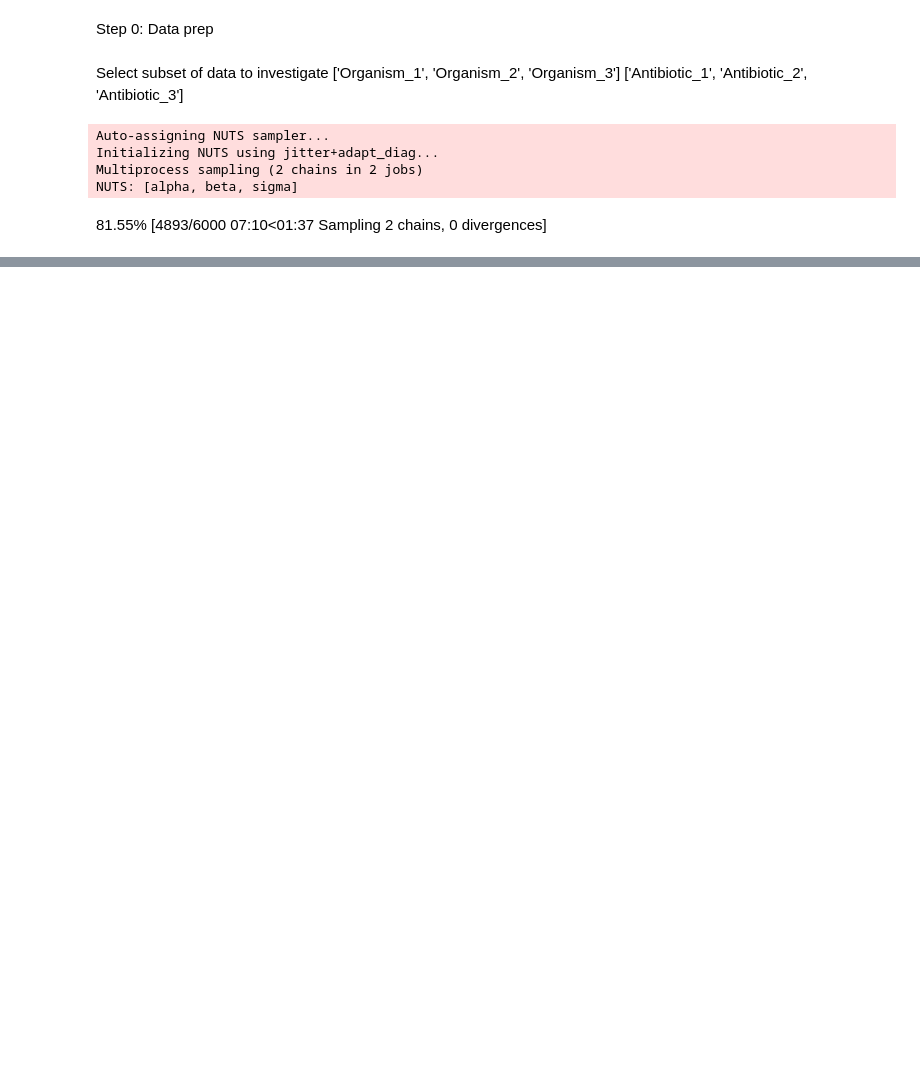
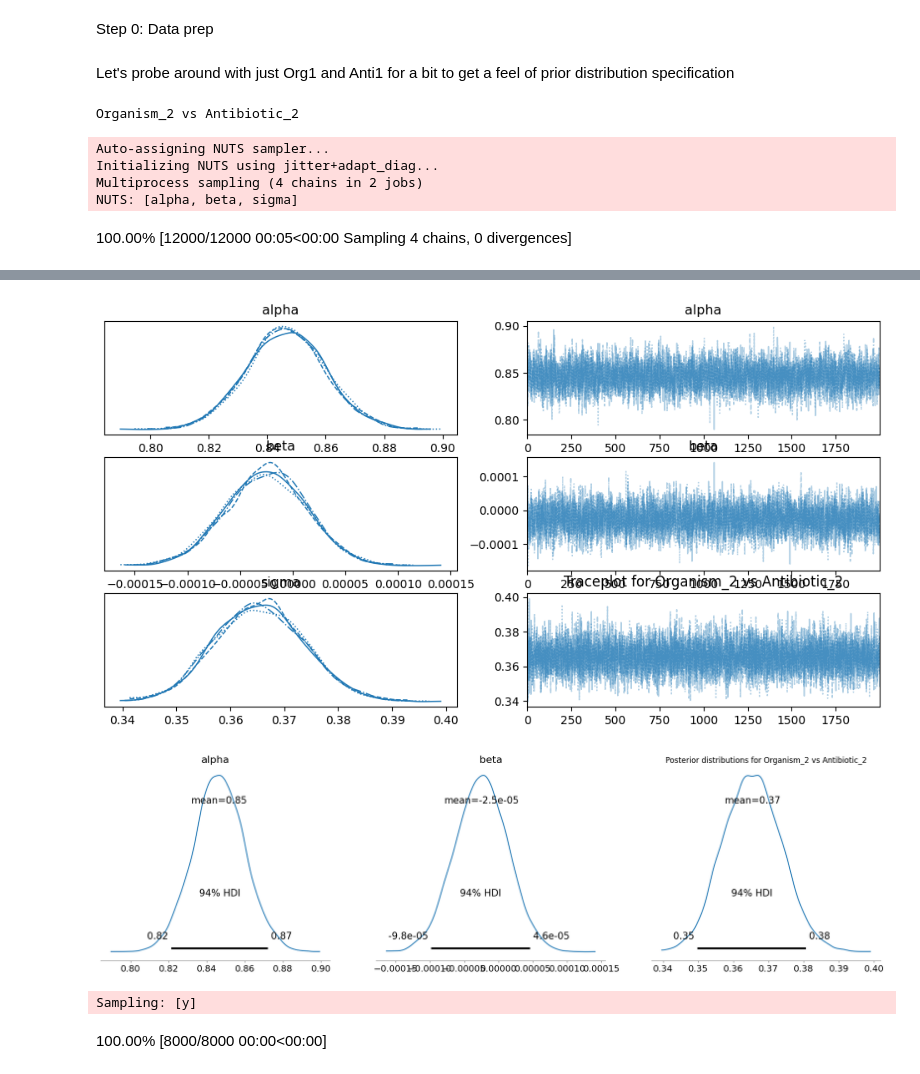
Before and after one commit to jsailsbery/GeneticAntibioticResistanceAnalysis, a Jupyter notebook: notebooks/mcmc_bayes.ipynb, the cells around one changed output, grey strips where cells are left out. Cells and saved outputs as stored; diff of their text form; code cells hidden in the pictures; blank space fills up the shorter version.

```diff
--- a/notebooks/mcmc_bayes.ipynb
+++ b/notebooks/mcmc_bayes.ipynb
@@ -43,7 +34,3 @@ type_colors = {type_value: cmap(i) for i, type_value in enumerate(geneset_unique
 
 # Map 'Type' values to colors in a new Series
 type_colors_series = df['Type'].map(type_colors)
-# %% [markdown]
-Select subset of data to investigate
-['Organism_1', 'Organism_2', 'Organism_3']
-['Antibiotic_1', 'Antibiotic_2', 'Antibiotic_3']
@@ -53,6 +37,14 @@ antibiotics = dfh.select_columns_by_search_terms(df, ['Antibiotic_1', 'Antibioti
+# %% [markdown]
+Let's probe around with just Org1 and Anti1 for a bit to
+get a feel of prior distribution specification
+# %%
+organisms = dfh.select_columns_by_search_terms(df, ['Organism_2'] )
+antibiotics = dfh.select_columns_by_search_terms(df, ['Antibiotic_2'])
 # %%
 # Iterate through pairs of organisms and antibiotics
 for org, anti in zip(organisms, antibiotics):
+
+    print(f"{org} vs {anti}")
 
     # Extract data for the current pair
     X = df[org].values.astype(float)
@@ -71,11 +63,14 @@ for org, anti in zip(organisms, antibiotics):
         likelihood = pm.Normal('y', mu=mu, sigma=sigma, observed=y)
 
         # MCMC
-        trace = pm.sample(2000, tune=1000)
+        trace = pm.sample(2000, tune=1000, chains=4)
+
+        # for a well-converged chain, rhat should be close to 1.0.
+        pm.summary(trace).round(2)
 
         # Visualization
         # Trace plot
-        pm.traceplot(trace)
+        pm.plot_trace(trace)
         plt.title(f"Traceplot for {org} vs {anti}")
         plt.show()
 
@@ -84,13 +79,14 @@ for org, anti in zip(organisms, antibiotics):
         plt.title(f"Posterior distributions for {org} vs {anti}")
         plt.show()
 
-        # Predictive check
-        pm.plot_ppc(trace)
-        plt.title(f"Predictive check for {org} vs {anti}")
+        # Generate posterior predictive samples
+        posterior_predictive = pm.sample_posterior_predictive(trace, var_names=["y"])
+        pm.plot_ppc(data=posterior_predictive)
         plt.show()
 # %% [output]
-Auto-assigning NUTS sampler...
-Initializing NUTS using jitter+adapt_diag...
-Multiprocess sampling (2 chains in 2 jobs)
-NUTS: [alpha, beta, sigma]
+Organism_2 vs Antibiotic_2
+Auto-assigning NUTS sampler...
+Initializing NUTS using jitter+adapt_diag...
+Multiprocess sampling (4 chains in 2 jobs)
+NUTS: [alpha, beta, sigma]
-81.55% [4893/6000 07:10<01:37 Sampling 2 chains, 0 divergences]
+100.00% [12000/12000 00:05<00:00 Sampling 4 chains, 0 divergences]
@@ -96,0 +94,4 @@ NUTS: [alpha, beta, sigma]
+[figure, added]
+[figure, added]
+Sampling: [y]
+100.00% [8000/8000 00:00<00:00]
```
Also changed, not shown: parts of 12 cells of this notebook, 1 other file.
